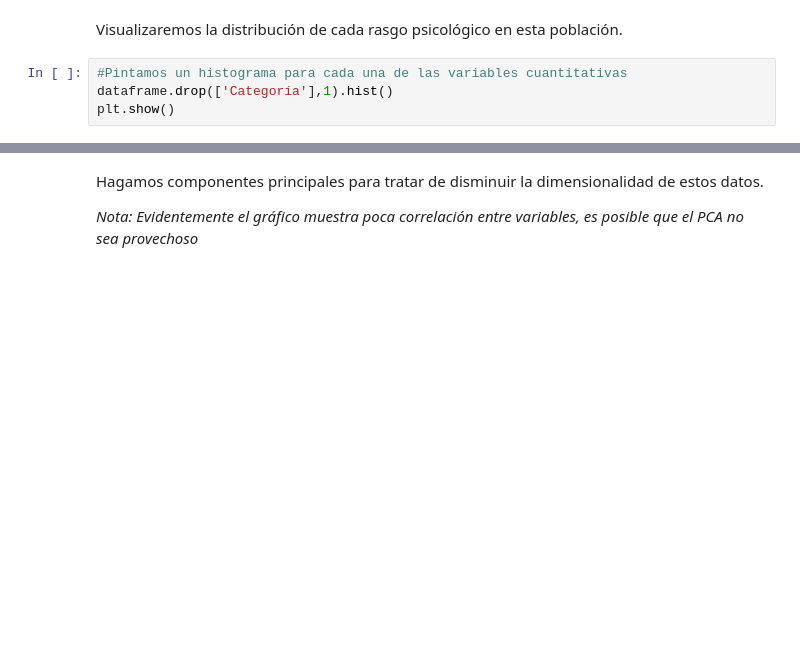
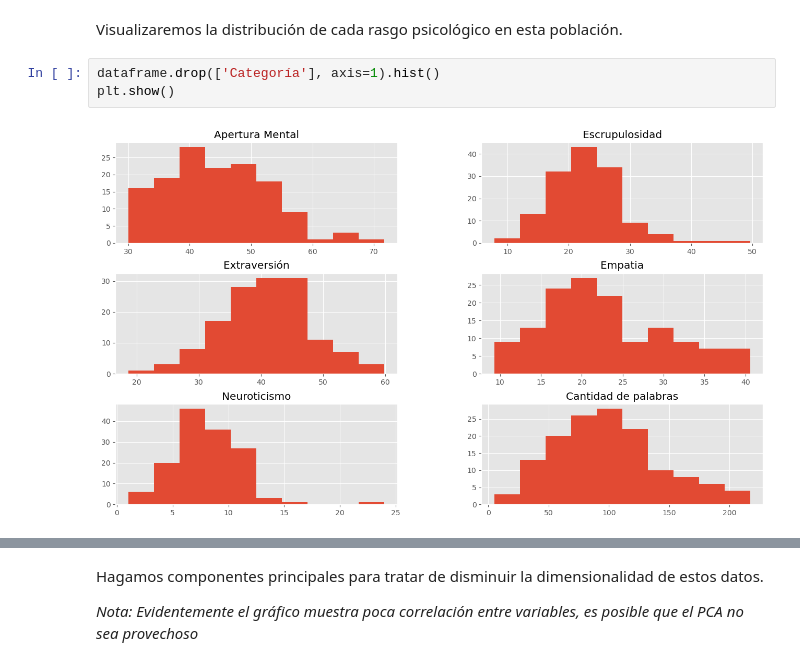
Before and after one commit to maogue94/UEAN_ML1, a Jupyter notebook: Cuadernos/Ejercicio K Means.ipynb, the cells around one changed output, grey strips where cells are left out. Drawn from its saved outputs; the diff is of its cells as text; blank space fills up the shorter version.

```diff
--- a/Cuadernos/Ejercicio K Means.ipynb
+++ b/Cuadernos/Ejercicio K Means.ipynb
@@ -73,7 +146,8 @@ dataframe.groupby('Categoría').size()
 # %% [markdown]
 Visualizaremos la distribución de cada rasgo psicológico en esta población.
 # %%
-#Pintamos un histograma para cada una de las variables cuantitativas
-dataframe.drop(['Categoría'],1).hist()
+dataframe.drop(['Categoría'], axis=1).hist()
 plt.show()
+# %% [output]
+[figure, added]
 # %%
```
Also changed, not shown: parts of 33 cells of this notebook, 10 other files.
